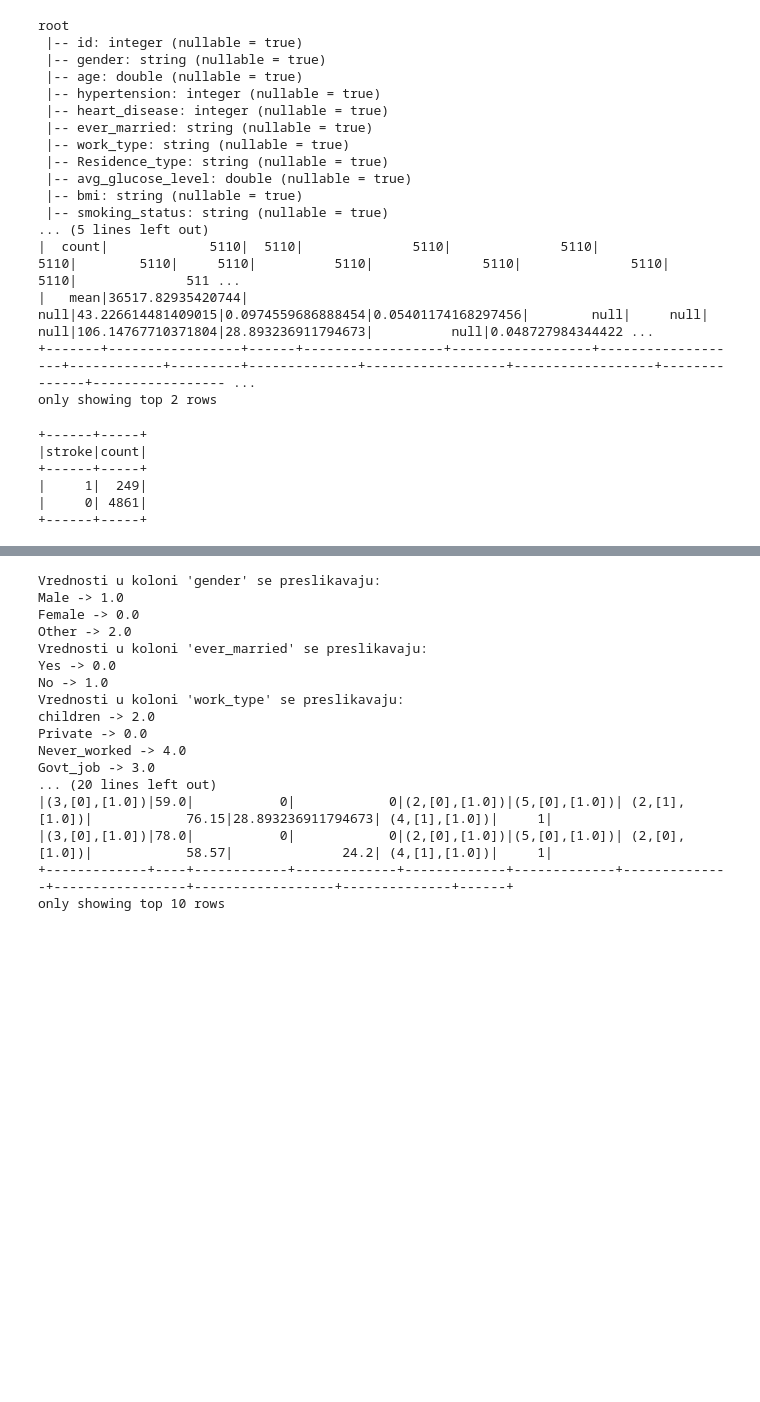
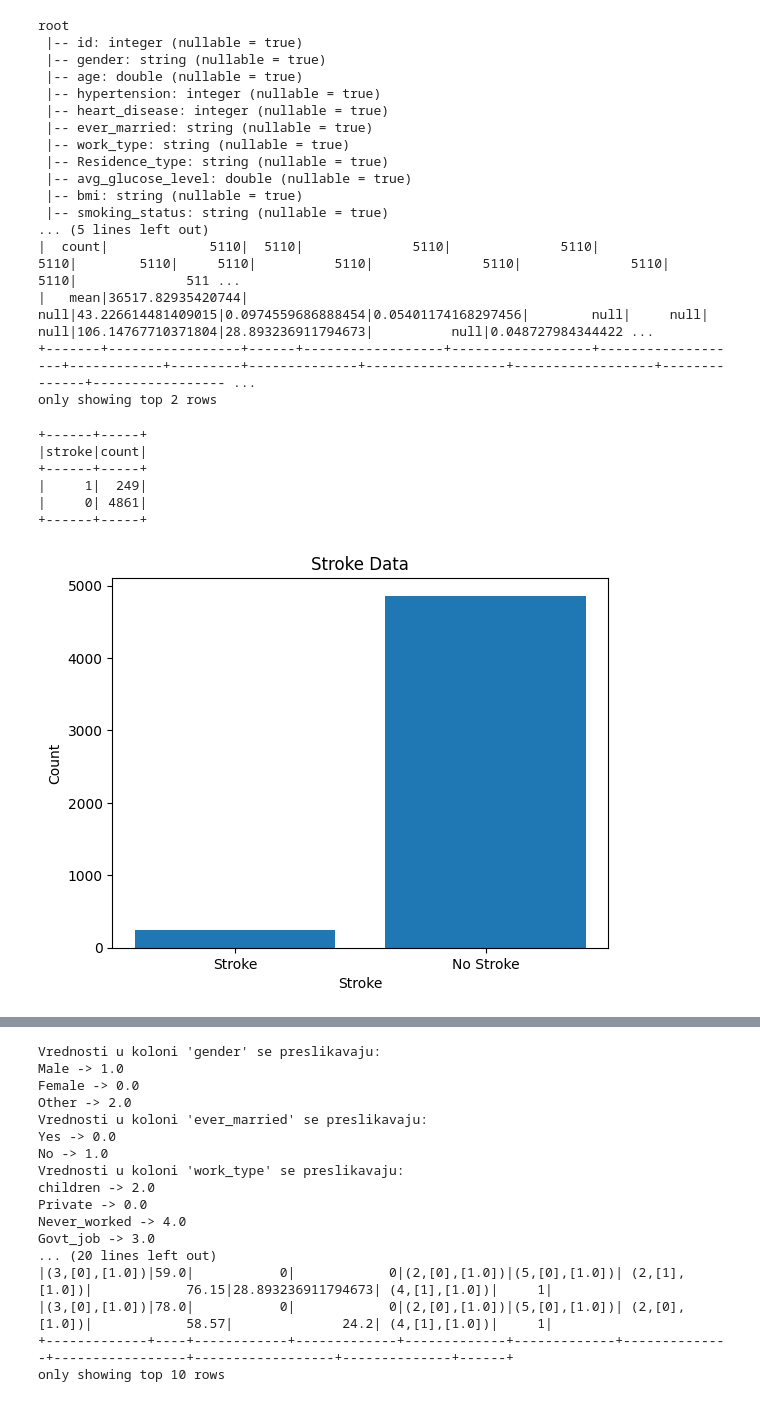
Before and after one commit to TanjaArsic/Data-warehouse-data-mining, a Jupyter notebook: stroke_prediction.ipynb, the cells around one changed output, grey strips where cells are left out. Saved outputs shown, nothing was run; the diff lists cells and outputs as text; code cells hidden in the pictures; blank space fills up the shorter version.

```diff
--- a/stroke_prediction.ipynb
+++ b/stroke_prediction.ipynb
@@ -42,15 +43,28 @@ root
 |   mean|36517.82935420744|  null|43.226614481409015|0.0974559686888454|0.05401174168297456|        null|     null|          null|106.14767710371804|28.893236911794673|          null|0.048727984344422 ...
 +-------+-----------------+------+------------------+------------------+-------------------+------------+---------+--------------+------------------+------------------+--------------+----------------- ...
 only showing top 2 rows
-# %%
-dataset_df.groupby("stroke").count().show()
-# %% [output]
-+------+-----+
-|stroke|count|
-+------+-----+
-|     1|  249|
-|     0| 4861|
-+------+-----+
+# %%
+dataset_df.groupby("stroke").count().show()
+data = dataset_df.groupby("stroke").count().collect()
+
+labels = ["No Stroke" if row['stroke'] == 0 else "Stroke" for row in data]
+counts = [row['count'] for row in data]
+
+plt.bar(labels, counts)
+
+plt.xlabel('Stroke')
+plt.ylabel('Count')
+plt.title('Stroke Data')
+
+plt.show()
+# %% [output]
++------+-----+
+|stroke|count|
++------+-----+
+|     1|  249|
+|     0| 4861|
++------+-----+
+[figure, added]
 # %%
 dataset_df = dataset_df.drop('id')  # izbacuje se id
 
```
Also changed, not shown: parts of 1 cell of this notebook, 1 other file.
